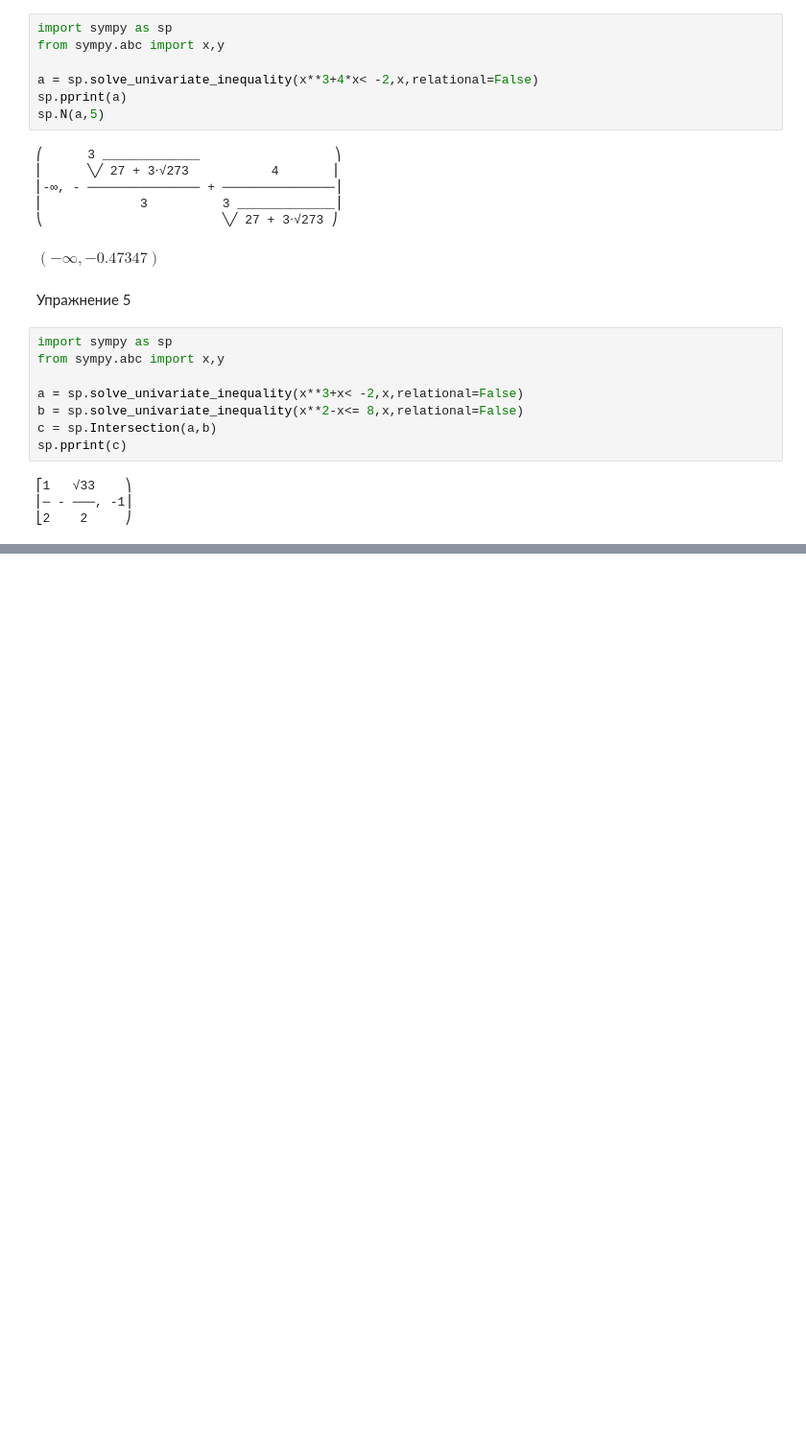
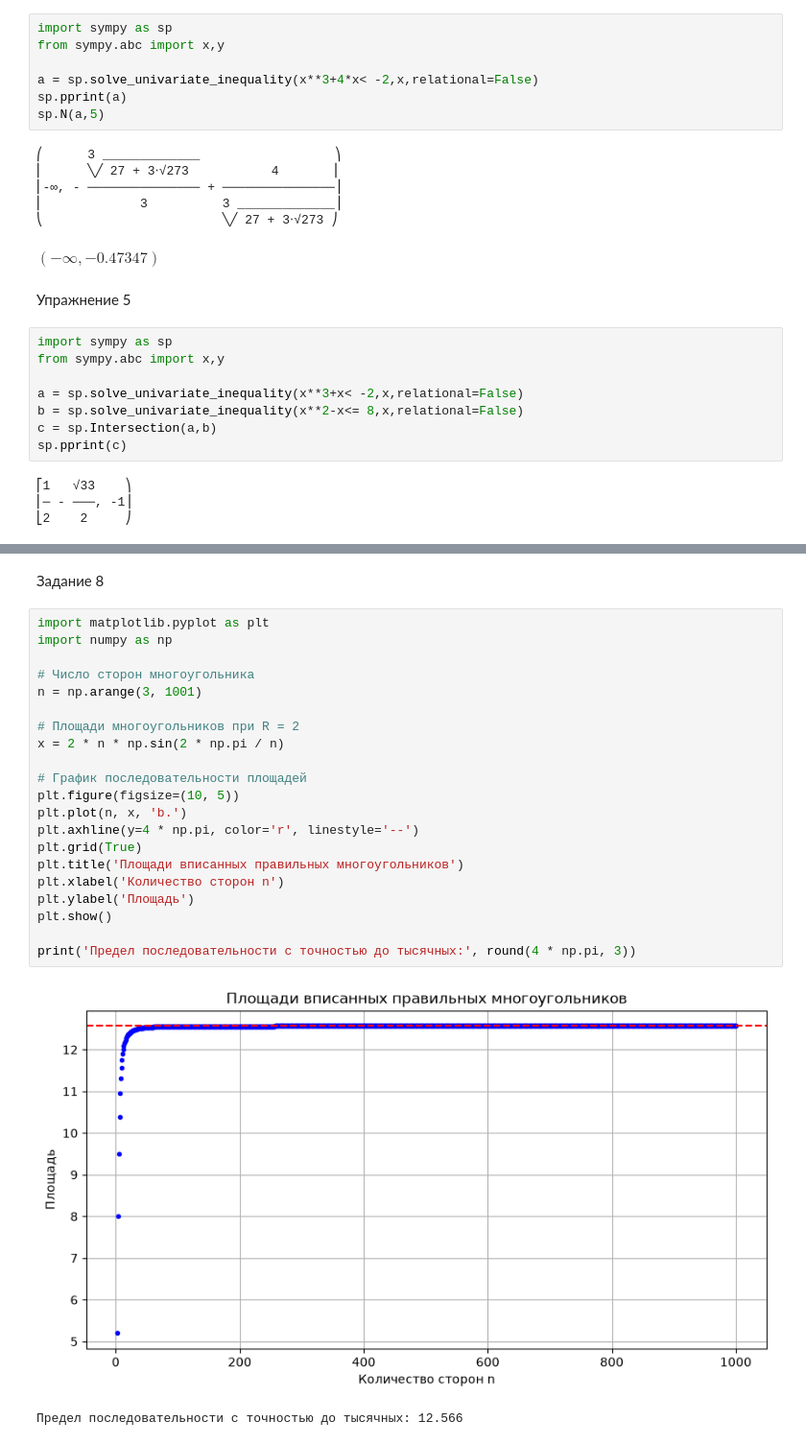
Before and after one commit to provell-lab/pythlab, a Jupyter notebook: lab6.ipynb, the cells around one changed output, grey strips where cells are left out. Shown at 96% size. Saved outputs shown, nothing was run; the diff lists cells and outputs as text; blank space fills up the shorter version.

```diff
--- a/lab6.ipynb
+++ b/lab6.ipynb
@@ -124,0 +244,26 @@ sp.pprint(c)
+# %% [markdown]
+Задание 8
+# %%
+import matplotlib.pyplot as plt
+import numpy as np
+
+# Число сторон многоугольника
+n = np.arange(3, 1001)
+
+# Площади многоугольников при R = 2
+x = 2 * n * np.sin(2 * np.pi / n)
+
+# График последовательности площадей
+plt.figure(figsize=(10, 5))
+plt.plot(n, x, 'b.')
+plt.axhline(y=4 * np.pi, color='r', linestyle='--')
+plt.grid(True)
+plt.title('Площади вписанных правильных многоугольников')
+plt.xlabel('Количество сторон n')
+plt.ylabel('Площадь')
+plt.show()
+
+print('Предел последовательности с точностью до тысячных:', round(4 * np.pi, 3))
+# %% [output]
+[figure, added]
+Предел последовательности с точностью до тысячных: 12.566
```
Also changed, not shown: parts of 6 cells of this notebook, 1 other file.
